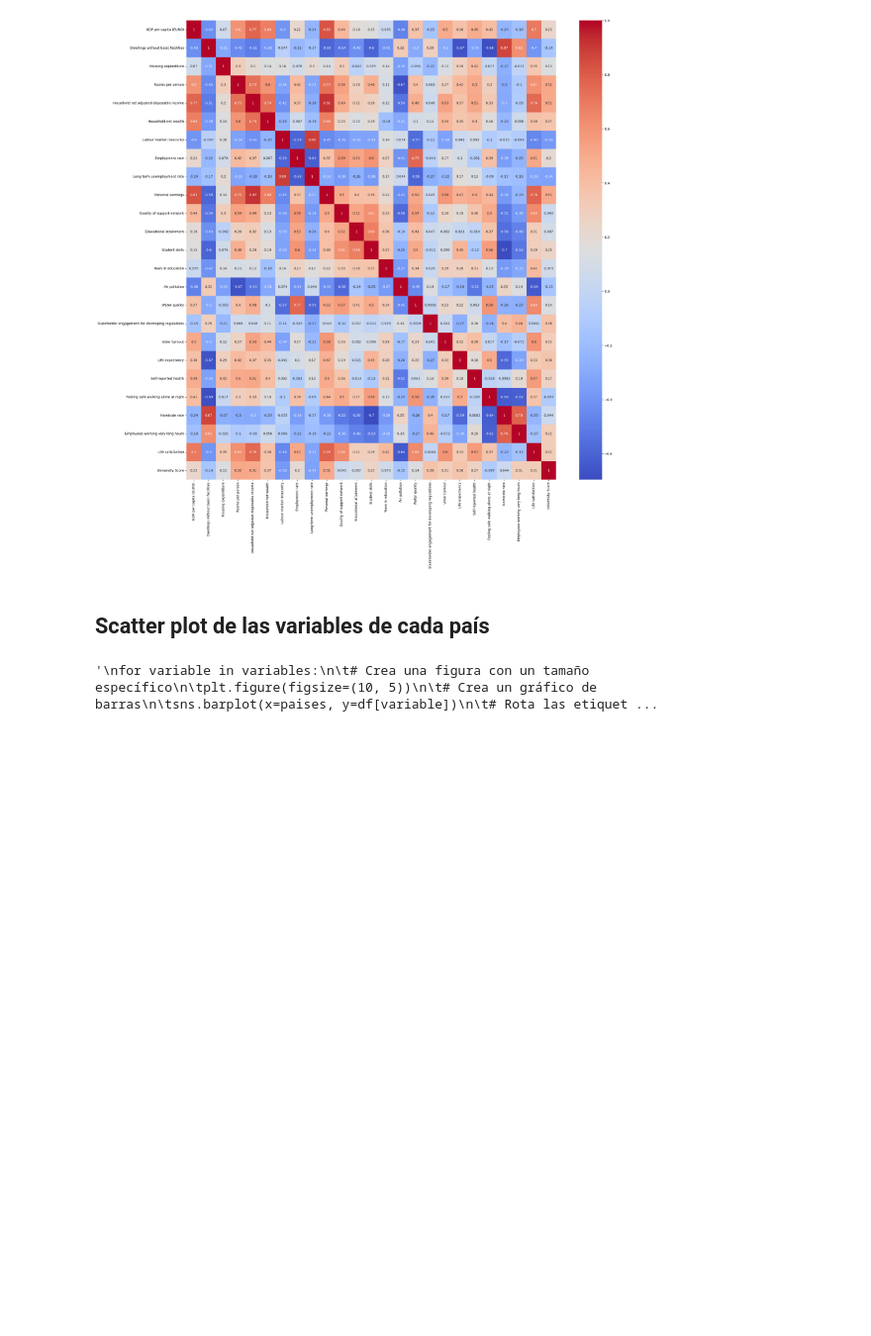
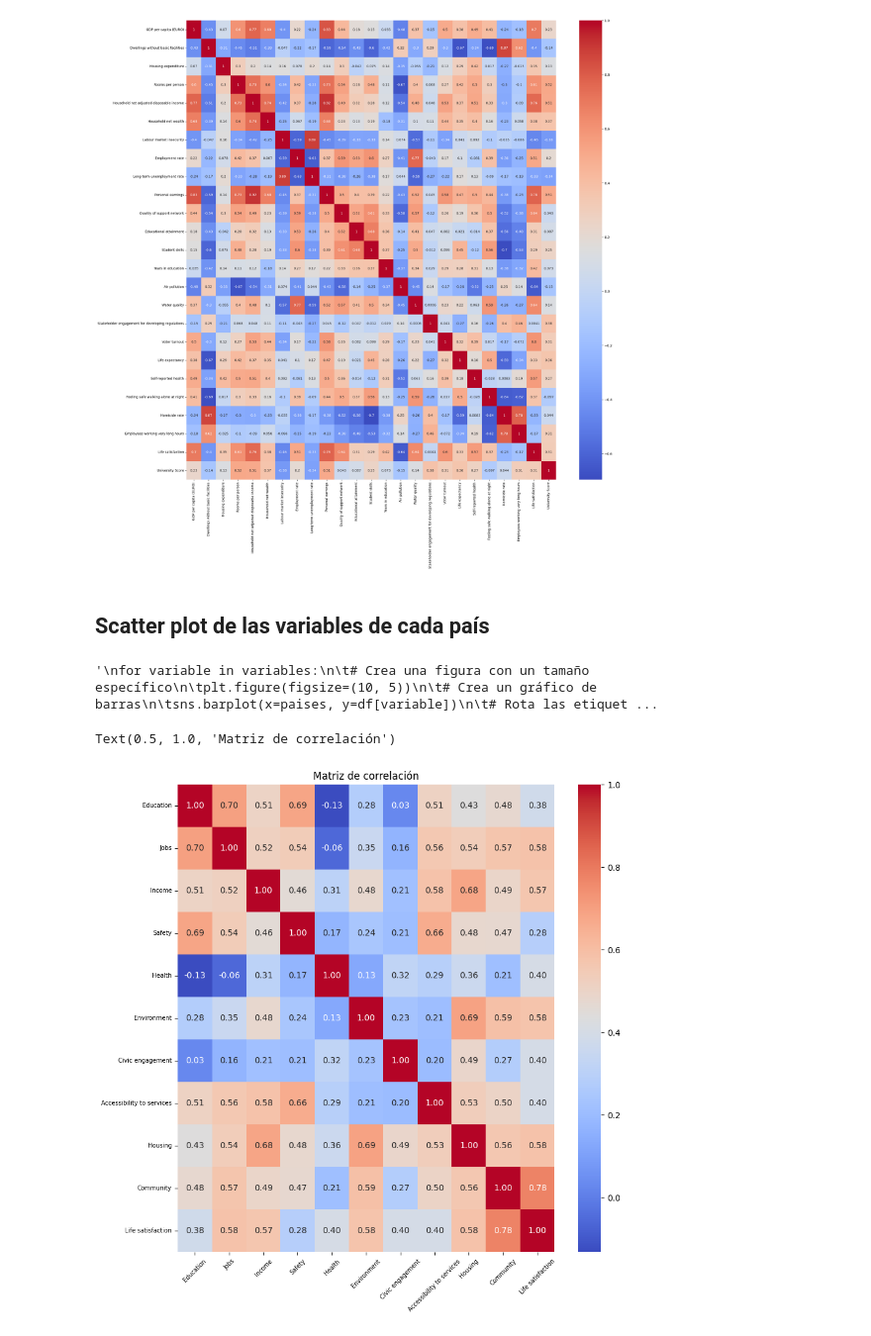
Before and after one commit to Jlopvs24/quality-of-life-app, a Jupyter notebook: code.ipynb, the cells around one changed output. Shown at 99% size. Saved outputs shown, nothing was run; the diff lists cells and outputs as text; code cells hidden in the pictures; blank space fills up the shorter version.

```diff
--- a/code.ipynb
+++ b/code.ipynb
@@ -53,3 +53,15 @@ for variable in variables:
 """
 # %% [output]
 '\nfor variable in variables:\n\t# Crea una figura con un tamaño específico\n\tplt.figure(figsize=(10, 5))\n\t# Crea un gráfico de barras\n\tsns.barplot(x=paises, y=df[variable])\n\t# Rota las etiquet ...
+# %%
+import matplotlib.pyplot as plt, seaborn as sns
+
+df = pd.read_csv('csv/BetterLife_clean.csv')
+fig4, ax4 = plt.subplots(figsize = (10, 10))
+sns.heatmap(df.corr(numeric_only = True), annot=True, fmt=".2f", cmap='coolwarm', ax=ax4)
+ax4.tick_params(axis = 'both', labelsize = 7)
+plt.xticks(rotation=45)
+plt.title('Matriz de correlación')
+# %% [output]
+Text(0.5, 1.0, 'Matriz de correlación')
+[figure, added]
```
